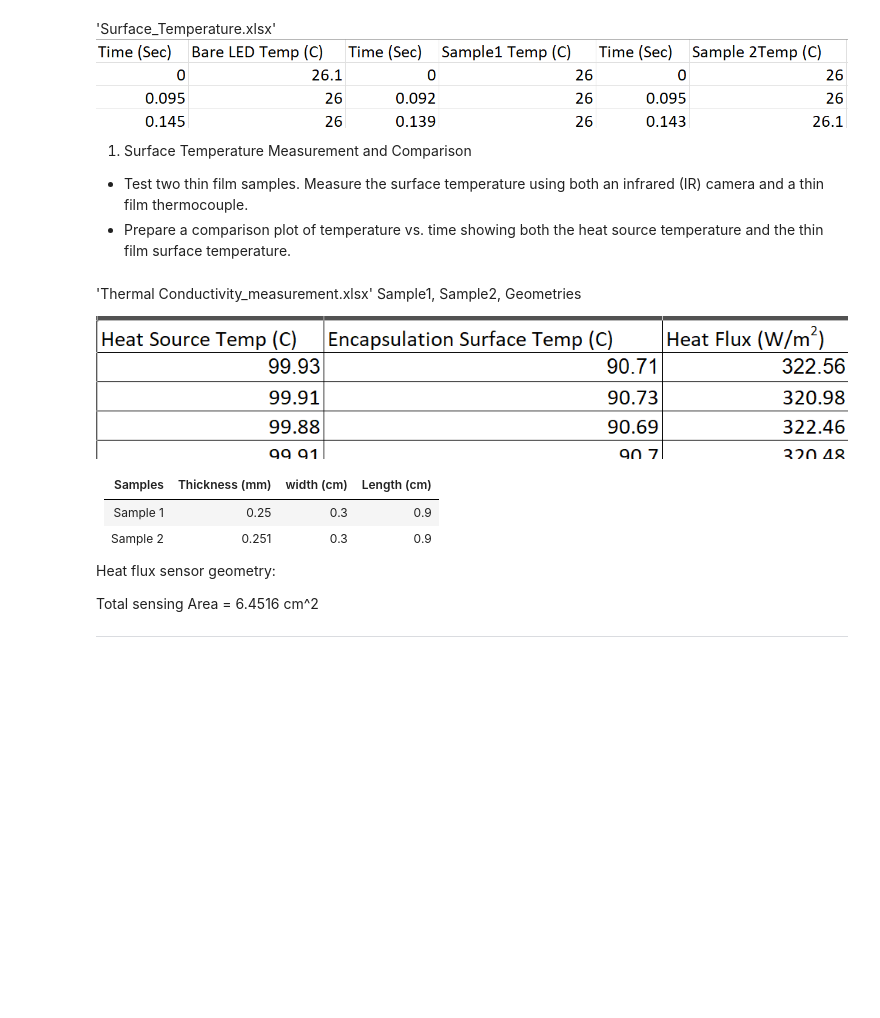
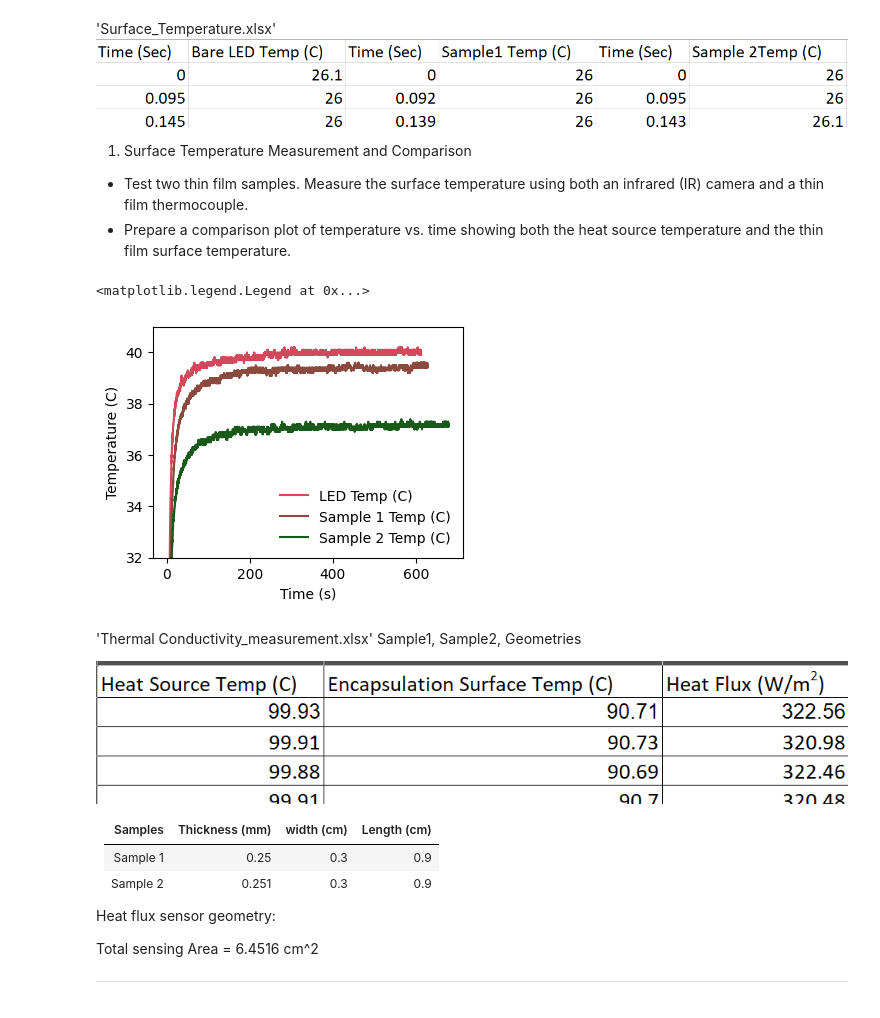
Before and after one commit to mohammadmundiwala/Flexible-Electronics, a Jupyter notebook: lab-2/data_analysis.ipynb, the cells around one changed output. Drawn from its saved outputs; the diff is of its cells as text; code cells hidden in the pictures; blank space fills up the shorter version.

Commit message:
thermal conductivity and surface temp plots

```diff
--- a/lab-2/data_analysis.ipynb
+++ b/lab-2/data_analysis.ipynb
@@ -14,6 +18,25 @@ Notes for the thermal conductivity measurement:
 
 - Test two thin film samples. Measure the surface temperature using both an infrared (IR) camera and a thin film thermocouple.
 - Prepare a comparison plot of temperature vs. time showing both the heat source temperature and the thin film surface temperature.
+# %%
+surface_temp_df = pd.read_excel('data/Surface_Temperature.xlsx',
+                               sheet_name='Sheet1')
+# %%
+# fall theme colors
+fall_red = '#D1495B'
+fall_brown = '#8C4A3F'
+fall_green = "#19591A"
+plt.figure(figsize=(4, 3))
+plt.plot(surface_temp_df['Time (Sec)'], surface_temp_df['Bare LED Temp (C)'], label='LED Temp (C)', color=fall_red)
+plt.plot(surface_temp_df['Time (Sec).1'], surface_temp_df['Sample1 Temp (C)'], label='Sample 1 Temp (C)', color=fall_brown)
+plt.plot(surface_temp_df['Time (Sec).2'], surface_temp_df['Sample 2Temp (C)'], label='Sample 2 Temp (C)', color=fall_green)
+plt.xlabel('Time (s)')
+plt.ylabel('Temperature (C)')
+plt.ylim(32, 41)
+plt.legend(frameon=False)
+# %% [output]
+<matplotlib.legend.Legend at 0x...>
+[figure, added]
 # %% [markdown]
 'Thermal Conductivity_measurement.xlsx'
 Sample1, Sample2, Geometries
```
Also changed, not shown: parts of 6 cells of this notebook.
